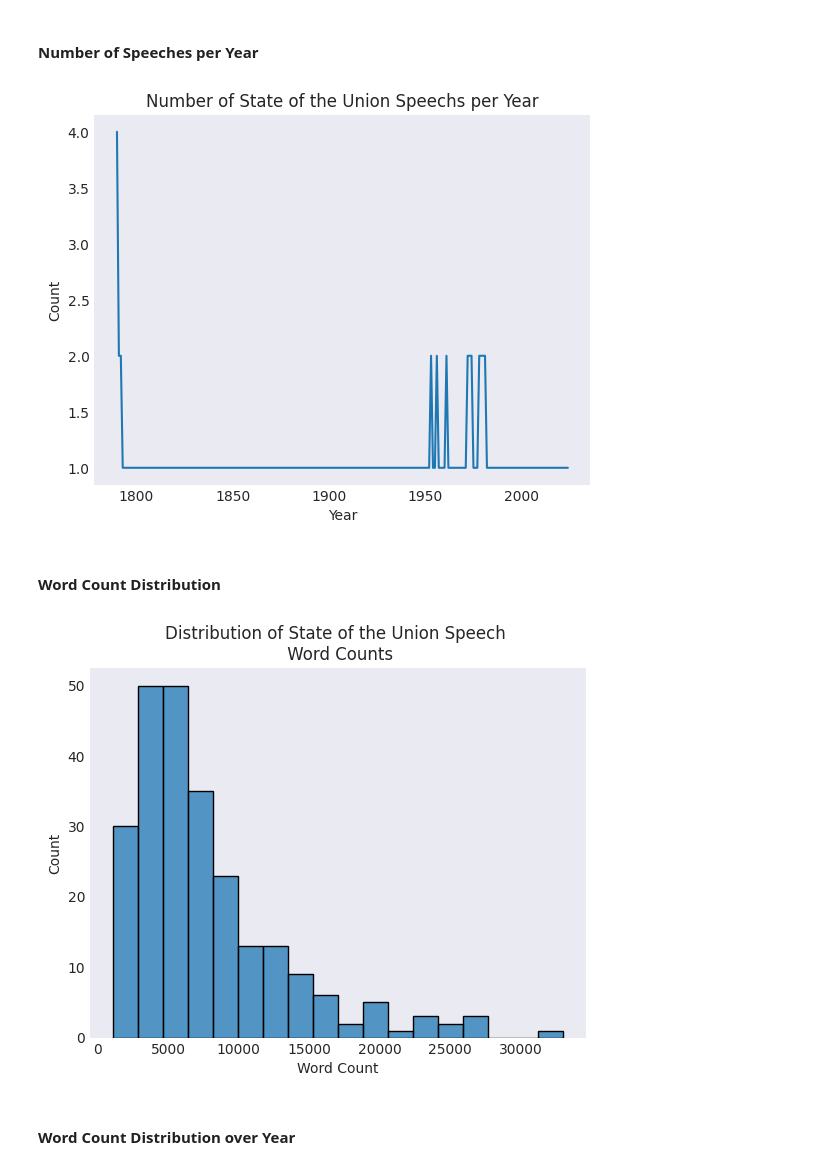
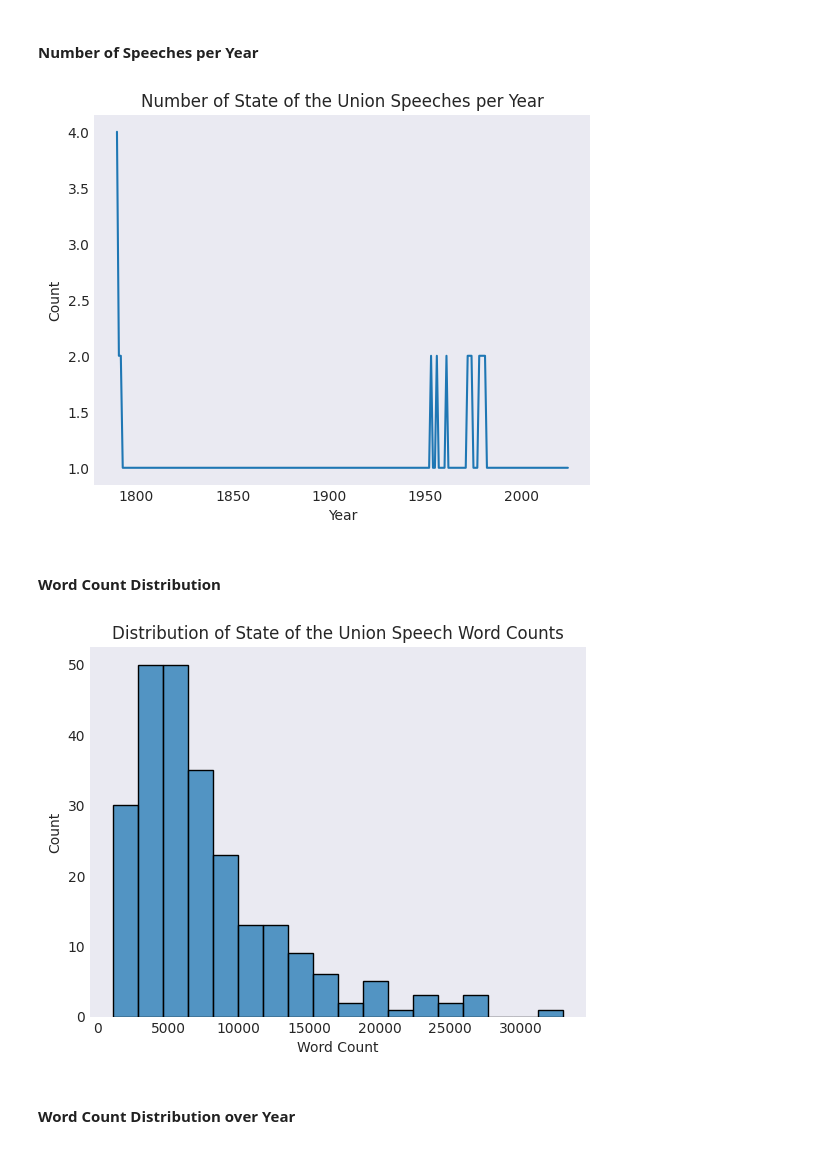
Before and after one commit to UCB-stat-159-f25/proj02-group03, a Jupyter notebook: nlp-P01.ipynb, the cells around one changed output. Saved outputs shown, nothing was run; the diff lists cells and outputs as text; code cells hidden in the pictures.

Commit message:
Added all necessary graphs for Part 1

```diff
--- a/nlp-P01.ipynb
+++ b/nlp-P01.ipynb
@@ -88,14 +88,23 @@ plt.ylabel("Count");
 #### Number of Speeches per Year
 # %%
 # Hint - Use value counts and sort by years
+
+# showcase a line graph of the speech counts by year
+sou.groupby("Year")["Word Count"].agg("count").plot()
+plt.title("Number of State of the Union Speeches per Year")
+plt.ylabel("Count");
 # %% [output]
-[figure, old version]
+[figure, new version]
 # %% [markdown]
 #### Word Count Distribution
 # %%
 # Hint - try seaborn.histplot()
+
+# create a word count distribution using the seaborn plotting method
+sns.histplot(data = sou, x = "Word Count")
+plt.title("Distribution of State of the Union Speech Word Counts");
 # %% [output]
-[figure, old version]
+[figure, new version]
 # %% [markdown]
 #### Word Count Distribution over Year
 # %%
```
Also changed, not shown: parts of 3 cells of this notebook.
